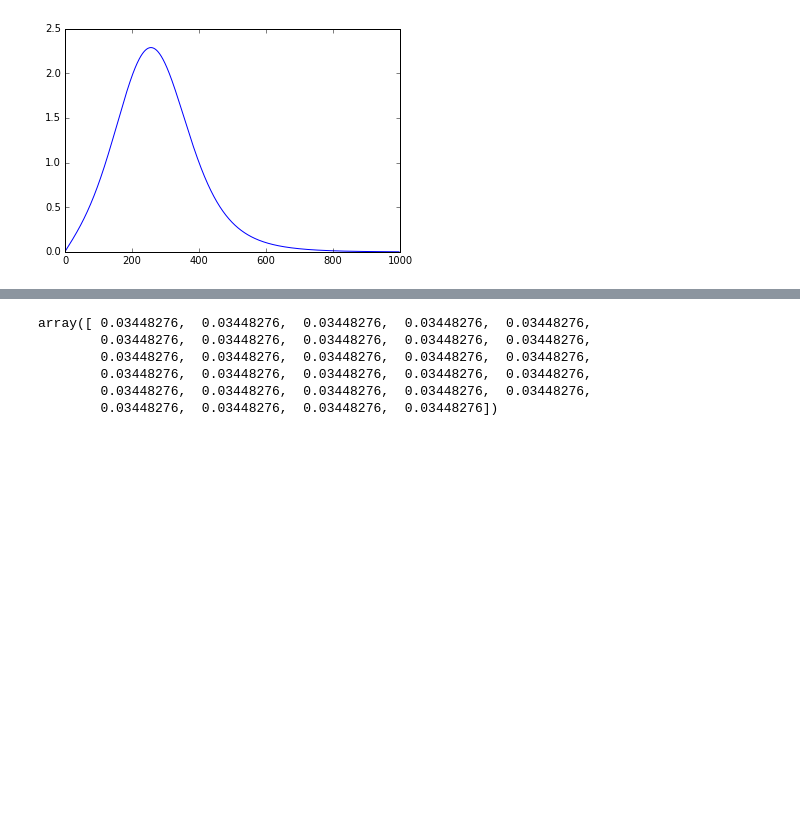
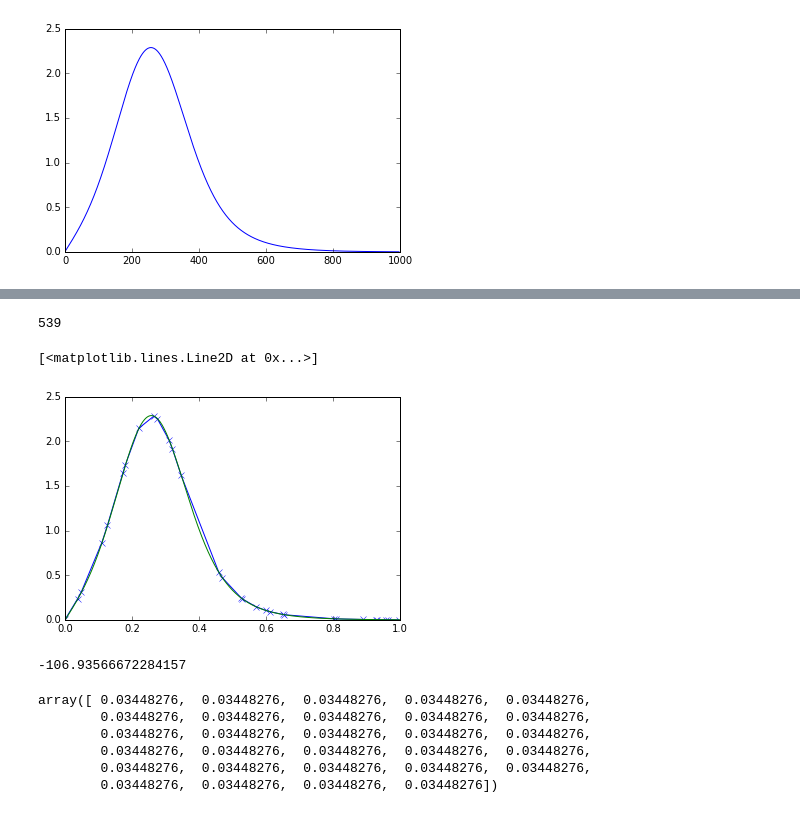
Before and after one commit to ari-viitala/CompPhys, a Jupyter notebook: Viikko8/Viikko8.ipynb, the cells around one changed output, grey strips where cells are left out. Drawn from its saved outputs; the diff is of its cells as text; code cells hidden in the pictures; blank space fills up the shorter version.

```diff
--- a/Viikko8/Viikko8.ipynb
+++ b/Viikko8/Viikko8.ipynb
@@ -68 +94,6 @@ ValueError: x and y must have same first dimension
+# %%
+N = 1000
+x = np.linspace(0, 1, N)
+
+l, v = d1_schrodde(x)
 # %%
@@ -70,3 +101,18 @@ plt.plot(analytical)
 # %% [output]
 [<matplotlib.lines.Line2D at 0x...>]
 [figure]
+# %%
+def error(x):
+    interp = interpolate.interp1d(np.linspace(0, 1, len(analytical)), analytical)
+    sol = d1_schrodde(x)[1][:,0]
+    return np.linalg.norm(sol - interp(x[1:-1]))
+# %%
+best = np.linspace(0,1,30)
+best_e = 1000
+for i in range(0, 1000):
+    new_x = np.sort(np.random.random(30))
+    e = error(new_x)
+    if e < best_e:
+        best = new_x
+        best_e = e
+        print(e)
@@ -73,3 +128,17 @@ plt.plot(analytical)
+# %%
+i
+# %% [output]
+539
+# %%
+plt.plot(best, interp(best), marker  = "x")
+plt.plot(x[1:-1],analytical)
+# %% [output]
+[<matplotlib.lines.Line2D at 0x...>]
+[figure, added]
+# %%
+d1_schrodde(best)[0][0]
+# %% [output]
+-106.93566672284157
 # %%
 x = np.linspace(0, 1, 30)
 np.diff(x)
```
Also changed, not shown: parts of 5 cells of this notebook.
